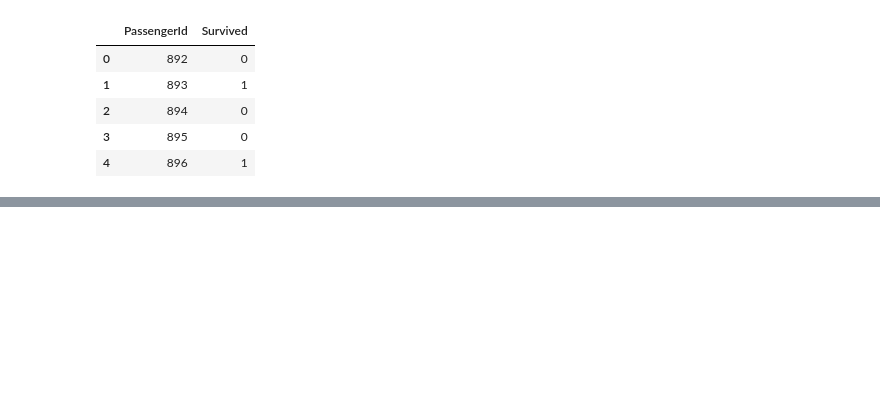
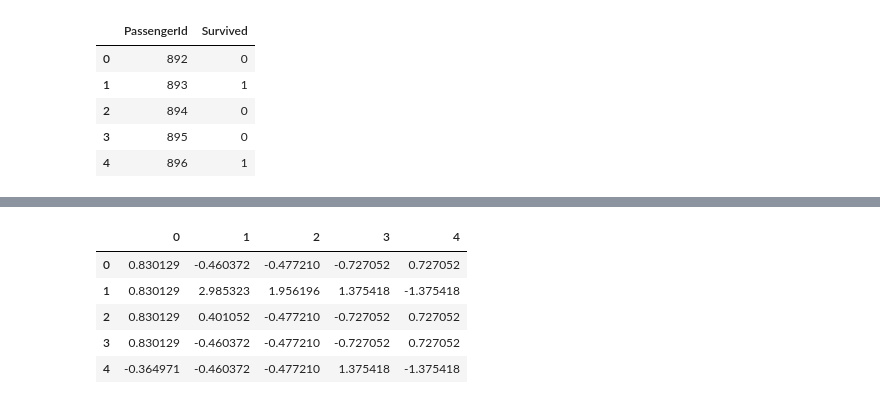
Before and after one commit to nyck33/KaggleLearnML, a Jupyter notebook: competitions/titanic/gettingstartedwithtitanic.ipynb, the cells around one changed output, grey strips where cells are left out. Cells and saved outputs as stored; diff of their text form; code cells hidden in the pictures; blank space fills up the shorter version.

```diff
--- a/competitions/titanic/gettingstartedwithtitanic.ipynb
+++ b/competitions/titanic/gettingstartedwithtitanic.ipynb
@@ -97,0 +151,16 @@ output.to_csv('submission.csv', index=False)
+# %%
+# scale to normal distribution
+from sklearn.preprocessing import StandardScaler
+sc = StandardScaler()
+X_train = sc.fit_transform(train_X)
+X_val = sc.fit_transform(val_X)
+
+XtrainDf = pd.DataFrame(X_train)
+XtrainDf.head()
+# %% [output]
+|  | 0 | 1 | 2 | 3 | 4 |
+| 0 | 0.830129 | -0.460372 | -0.477210 | -0.727052 | 0.727052 |
+| 1 | 0.830129 | 2.985323 | 1.956196 | 1.375418 | -1.375418 |
+| 2 | 0.830129 | 0.401052 | -0.477210 | -0.727052 | 0.727052 |
+| 3 | 0.830129 | -0.460372 | -0.477210 | -0.727052 | 0.727052 |
+| 4 | -0.364971 | -0.460372 | -0.477210 | 1.375418 | -1.375418 |
```
Also changed, not shown: parts of 12 cells of this notebook, 1 other file.
